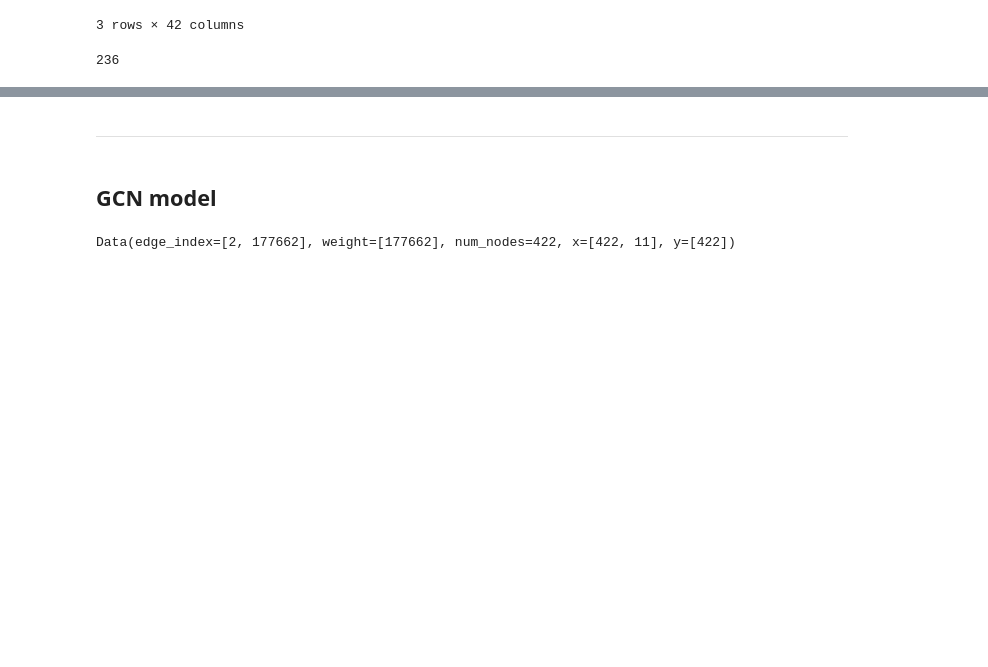
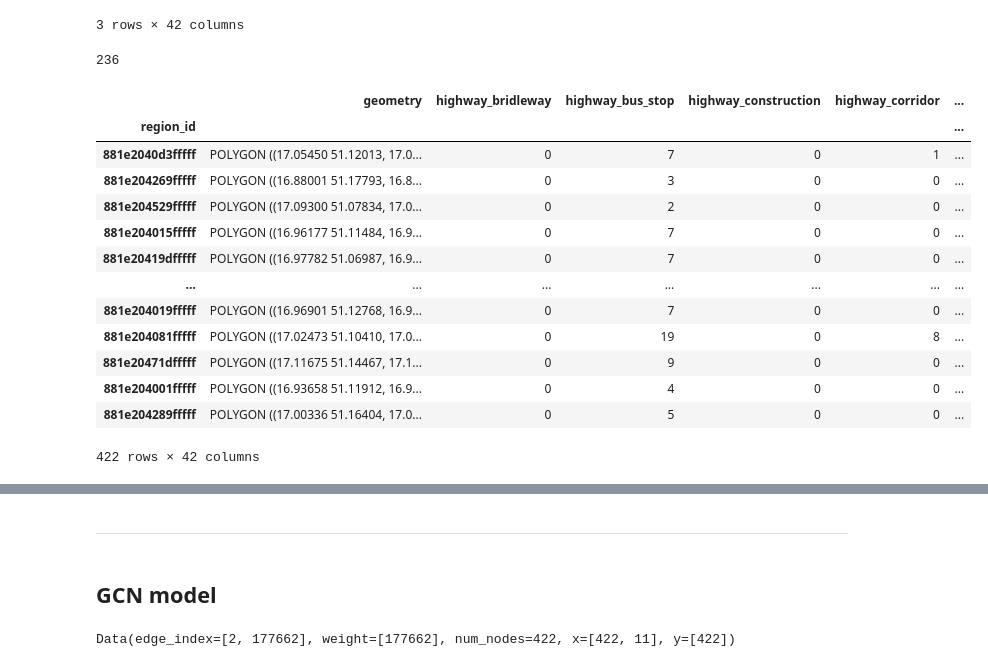
Before and after one commit to StaszekM/gradient, a Jupyter notebook: notebooks/baselines_test.ipynb, the cells around one changed output, grey strips where cells are left out. Saved outputs shown, nothing was run; the diff lists cells and outputs as text; code cells hidden in the pictures; blank space fills up the shorter version.

```diff
--- a/notebooks/baselines_test.ipynb
+++ b/notebooks/baselines_test.ipynb
@@ -72,6 +72,23 @@ gdf.head(3)
 (gdf.risk_level ==1).sum()
 # %% [output]
 236
+# %%
+gdf
+# %% [output]
+|  | geometry | highway_bridleway | highway_bus_stop | highway_construction | highway_corridor | ... |
+| region_id |  |  |  |  |  | ... |
+| 881e2040d3fffff | POLYGON ((17.05450 51.12013, 17.0... | 0 | 7 | 0 | 1 | ... |
+| 881e204269fffff | POLYGON ((16.88001 51.17793, 16.8... | 0 | 3 | 0 | 0 | ... |
+| 881e204529fffff | POLYGON ((17.09300 51.07834, 17.0... | 0 | 2 | 0 | 0 | ... |
+| 881e204015fffff | POLYGON ((16.96177 51.11484, 16.9... | 0 | 7 | 0 | 0 | ... |
+| 881e20419dfffff | POLYGON ((16.97782 51.06987, 16.9... | 0 | 7 | 0 | 0 | ... |
+| ... | ... | ... | ... | ... | ... | ... |
+| 881e204019fffff | POLYGON ((16.96901 51.12768, 16.9... | 0 | 7 | 0 | 0 | ... |
+| 881e204081fffff | POLYGON ((17.02473 51.10410, 17.0... | 0 | 19 | 0 | 8 | ... |
+| 881e20471dfffff | POLYGON ((17.11675 51.14467, 17.1... | 0 | 9 | 0 | 0 | ... |
+| 881e204001fffff | POLYGON ((16.93658 51.11912, 16.9... | 0 | 4 | 0 | 0 | ... |
+| 881e204289fffff | POLYGON ((17.00336 51.16404, 17.0... | 0 | 5 | 0 | 0 | ... |
+422 rows × 42 columns
 # %%
 # Wybór cech + stworzenie bazowego gdf
 
```
Also changed, not shown: parts of 10 cells of this notebook, 2 other files.
